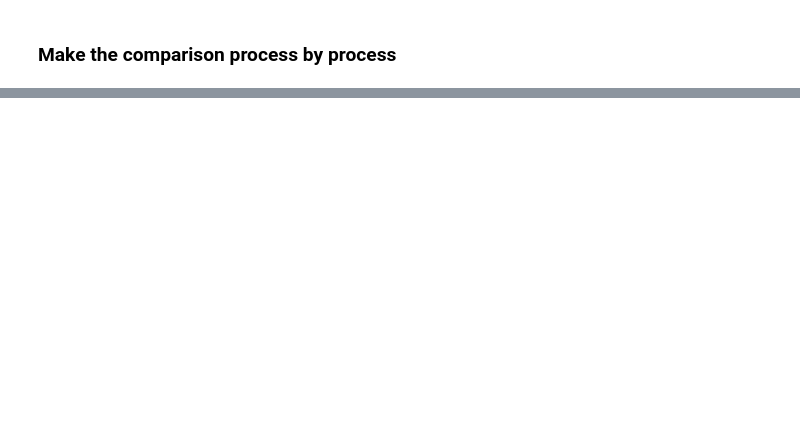
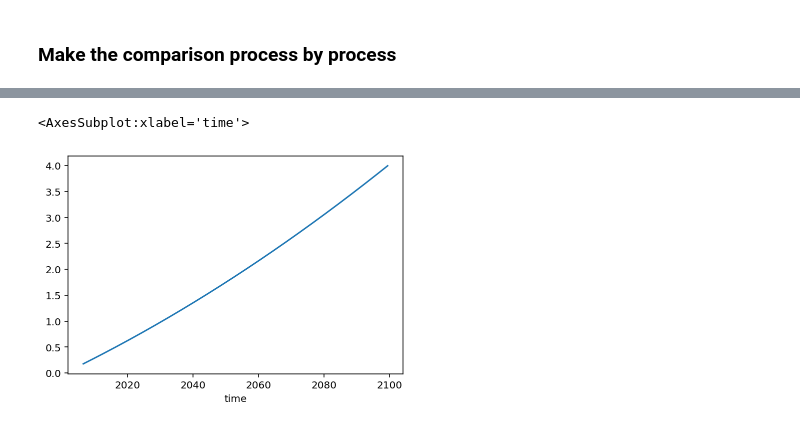
Before and after one commit to Jacobiaan/SLBudget, a Jupyter notebook: notebooks/GlobalBudget.ipynb, the cells around one changed output, grey strips where cells are left out. Cells and saved outputs as stored; diff of their text form; code cells hidden in the pictures; blank space fills up the shorter version.

```diff
--- a/notebooks/GlobalBudget.ipynb
+++ b/notebooks/GlobalBudget.ipynb
@@ -238,0 +254,5 @@ plt.savefig(f'../figures/GlobalComparisonBudgetProj_{SCE}.pdf', dpi=150)
+# %%
+cts_df[f'{SCE}_greendynmid'].plot() #+ proj_diff[f'{SCE}_greensmbmid']
+# %% [output]
+<AxesSubplot:xlabel='time'>
+[figure, added]
```
Also changed, not shown: parts of 15 cells of this notebook.
